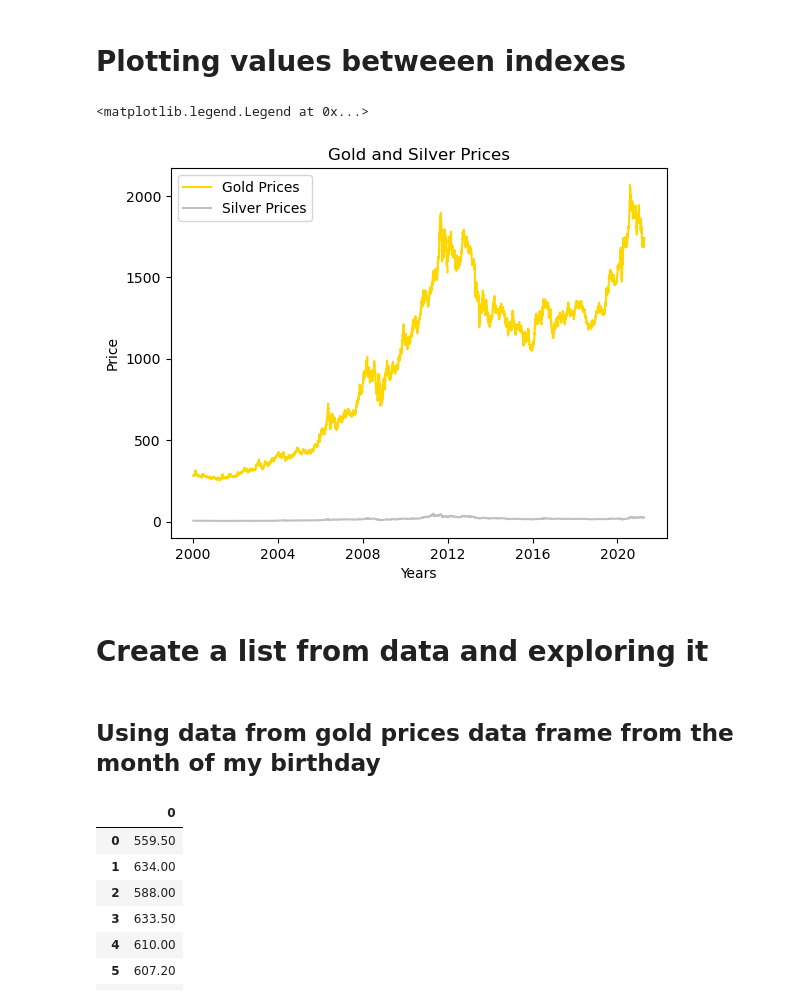
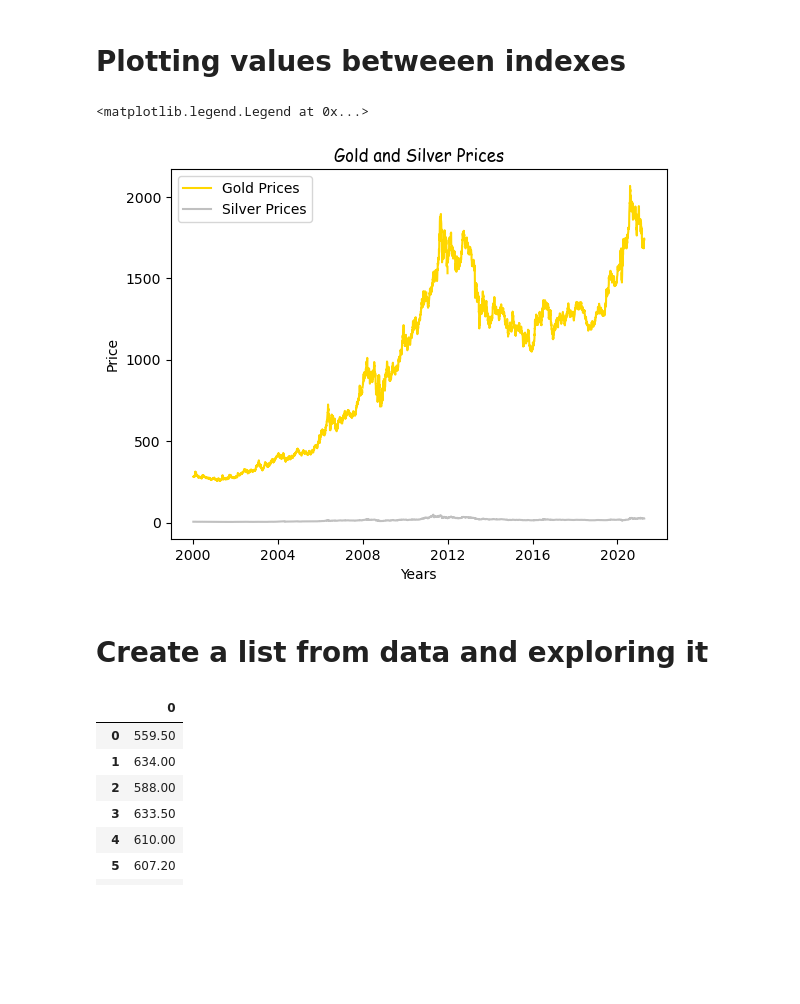
Before and after one commit to dspencer80/gold_silver, a Jupyter notebook: Gold VS Silver.ipynb, the cells around one changed output. Saved outputs shown, nothing was run; the diff lists cells and outputs as text; code cells hidden in the pictures; blank space fills up the shorter version.

```diff
--- a/Gold VS Silver.ipynb
+++ b/Gold VS Silver.ipynb
@@ -203,15 +225,13 @@ plt.legend(["Gold Prices", "Silver Prices"])
 # %%
 plt.plot(gold, 'gold')
 plt.plot(silver, 'silver')
-plt.title("Gold and Silver Prices")
+plt.title("Gold and Silver Prices", fontdict={'fontname': 'Comic Sans Ms'})
 plt.xlabel('Years')
 plt.ylabel('Price')
 plt.legend(["Gold Prices", "Silver Prices"])
 # %% [output]
 <matplotlib.legend.Legend at 0x...>
-[figure, old version]
+[figure, new version]
 # %% [markdown]
 # Create a list from data and exploring it
-# %% [markdown]
-## Using data from gold prices data frame from the month of my birthday
 # %%
```
Also changed, not shown: parts of 32 cells of this notebook, 1 other file.
